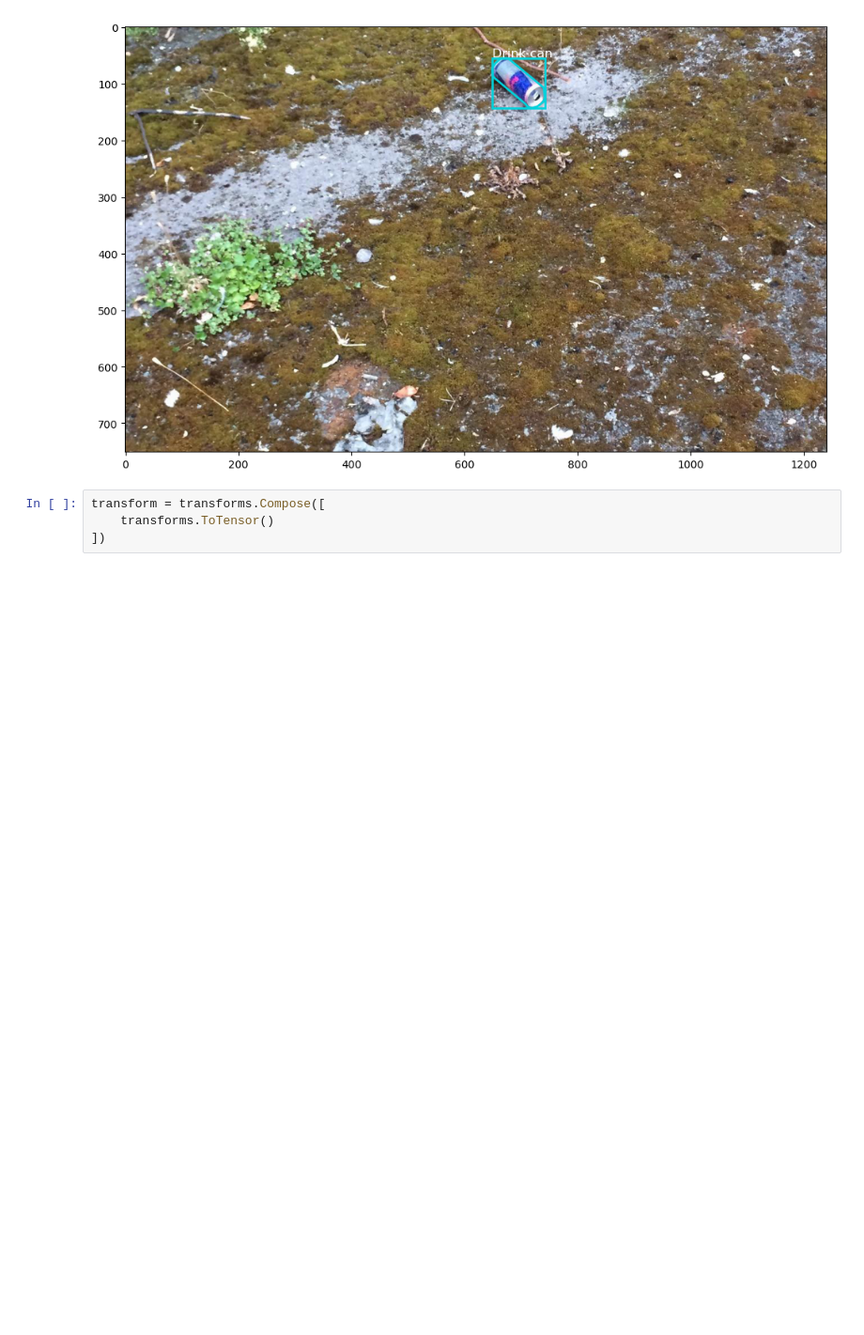
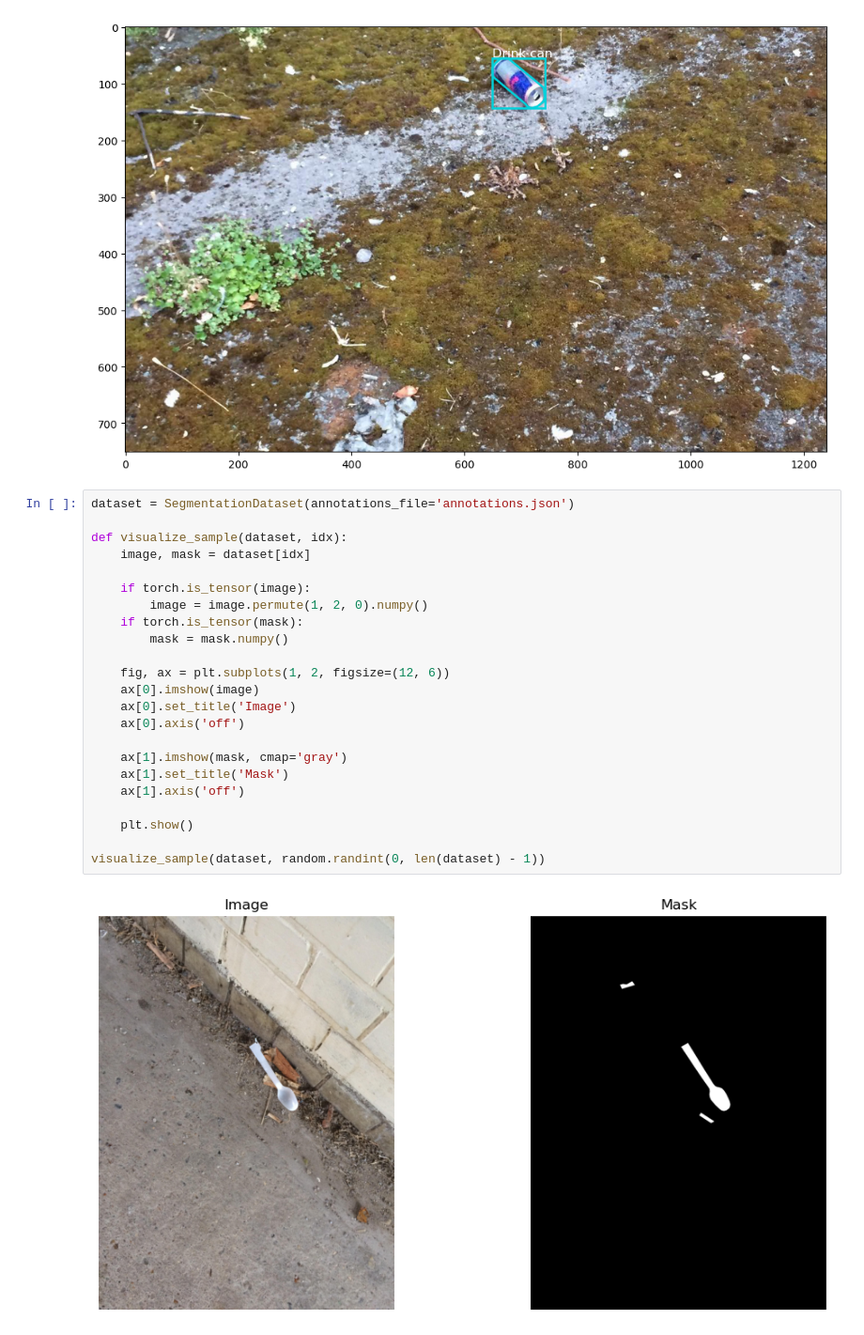
Before and after one commit to Ankur-0429/recycleMeImageClassification, a Jupyter notebook: classifier.ipynb, the cells around one changed output. Shown at 94% size. Saved outputs shown, nothing was run; the diff lists cells and outputs as text; blank space fills up the shorter version.

```diff
--- a/classifier.ipynb
+++ b/classifier.ipynb
@@ -85,6 +86,27 @@ display_image_with_annotations(image_info, annotations, categories)
 # %% [output]
 [figure]
 # %%
-transform = transforms.Compose([
-    transforms.ToTensor()
-])
+dataset = SegmentationDataset(annotations_file='annotations.json')
+
+def visualize_sample(dataset, idx):
+    image, mask = dataset[idx]
+
+    if torch.is_tensor(image):
+        image = image.permute(1, 2, 0).numpy()
+    if torch.is_tensor(mask):
+        mask = mask.numpy()
+
+    fig, ax = plt.subplots(1, 2, figsize=(12, 6))
+    ax[0].imshow(image)
+    ax[0].set_title('Image')
+    ax[0].axis('off')
+
+    ax[1].imshow(mask, cmap='gray')
+    ax[1].set_title('Mask')
+    ax[1].axis('off')
+
+    plt.show()
+
+visualize_sample(dataset, random.randint(0, len(dataset) - 1))
+# %% [output]
+[figure, added]
```
Also changed, not shown: parts of 1 cell of this notebook.
